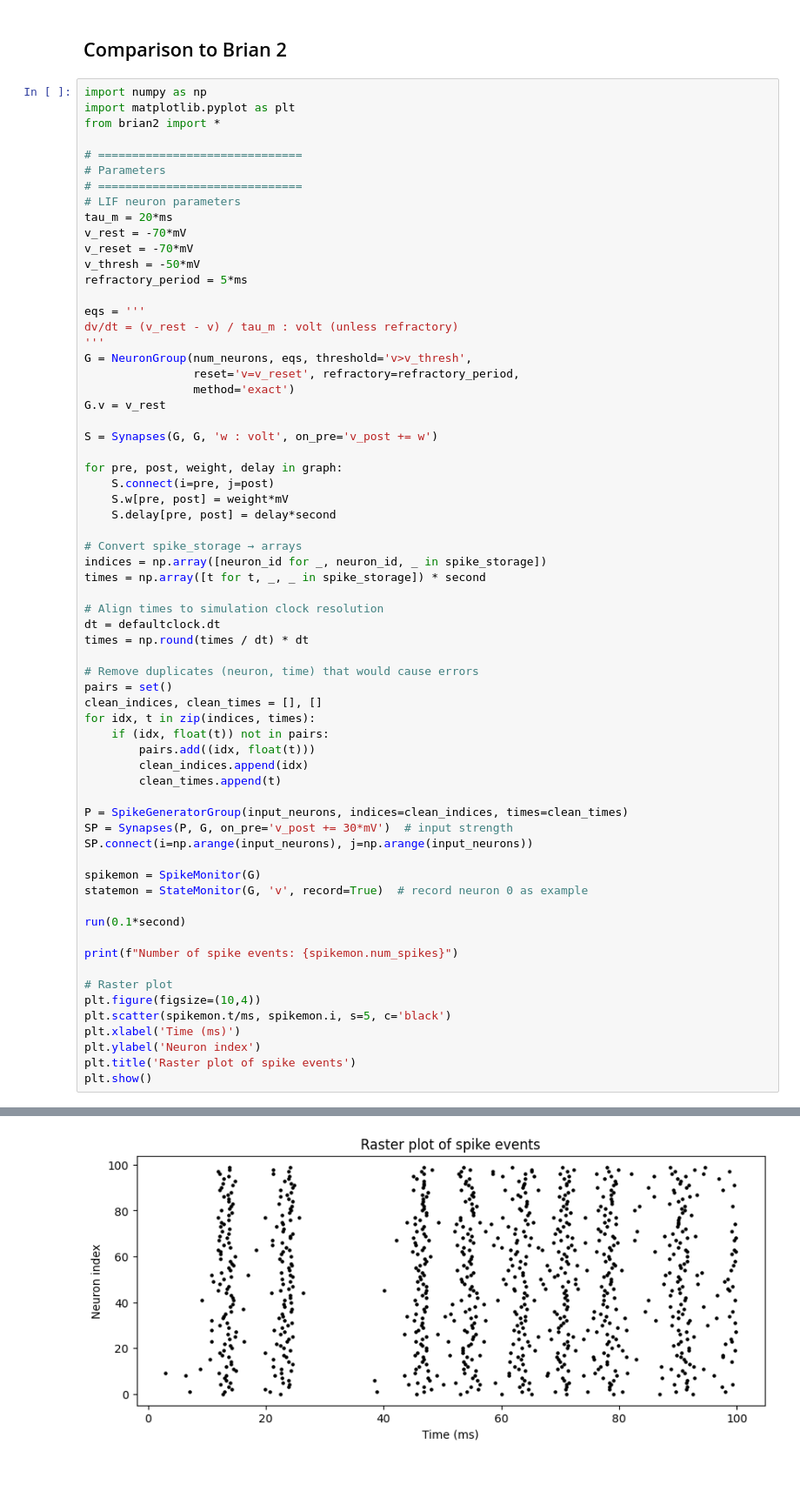
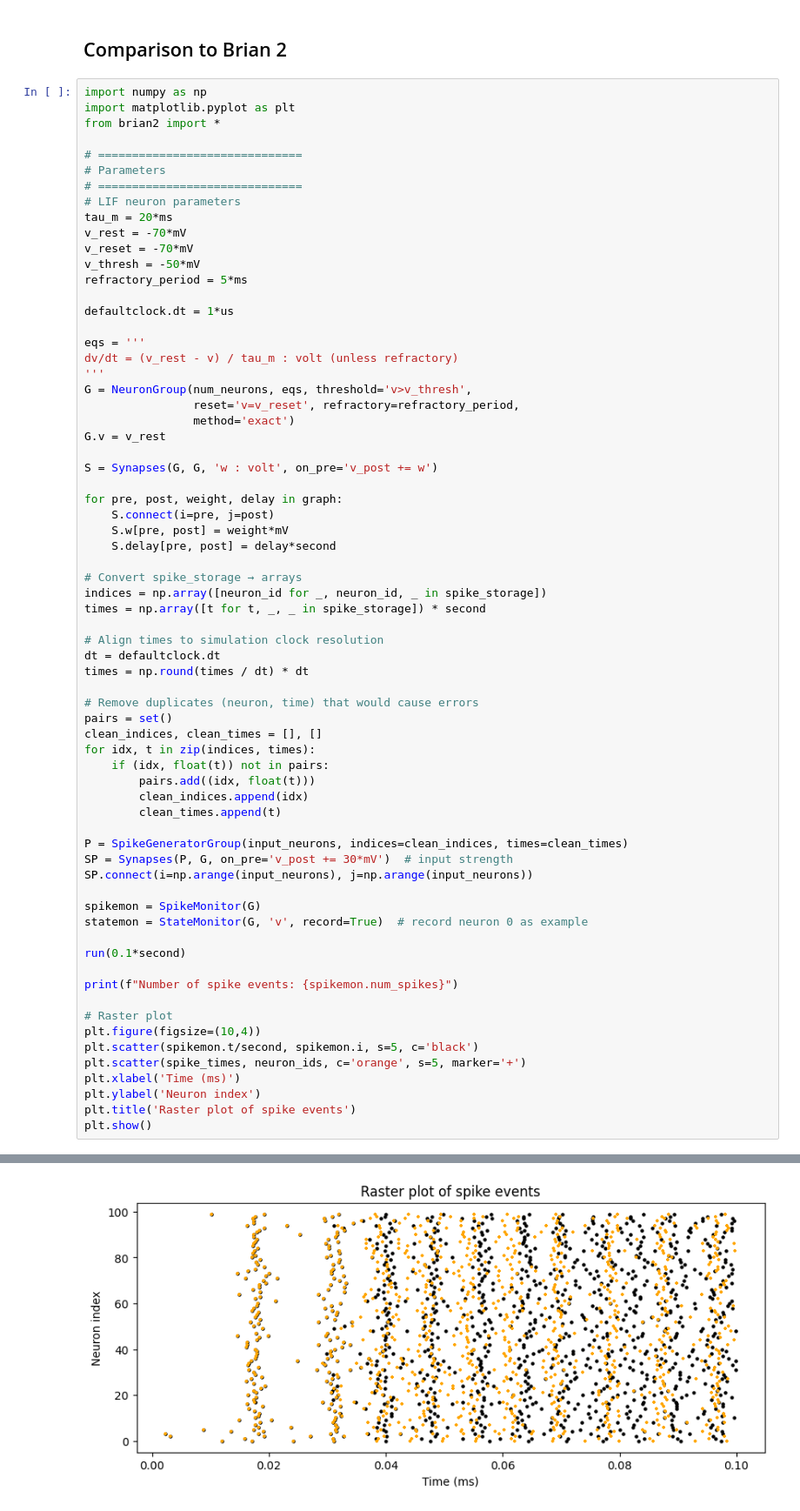
Before and after one commit to Eric-OG/snnblaze, a Jupyter notebook: examples/simple_network.ipynb, the cells around one changed output, grey strips where cells are left out. Shown: that part at 87% size. Saved outputs shown, nothing was run; the diff lists cells and outputs as text; blank space fills up the shorter version.

```diff
--- a/examples/simple_network.ipynb
+++ b/examples/simple_network.ipynb
@@ -231,6 +231,8 @@ v_rest = -70*mV
 v_reset = -70*mV
 v_thresh = -50*mV
 refractory_period = 5*ms
+
+defaultclock.dt = 1*us
 
 eqs = '''
 dv/dt = (v_rest - v) / tau_m : volt (unless refractory)
@@ -277,7 +279,8 @@ print(f"Number of spike events: {spikemon.num_spikes}")
 
 # Raster plot
 plt.figure(figsize=(10,4))
-plt.scatter(spikemon.t/ms, spikemon.i, s=5, c='black')
+plt.scatter(spikemon.t/second, spikemon.i, s=5, c='black')
+plt.scatter(spike_times, neuron_ids, c='orange', s=5, marker='+')
 plt.xlabel('Time (ms)')
 plt.ylabel('Neuron index')
 plt.title('Raster plot of spike events')
@@ -287,4 +290,4 @@ Number of spike events: 905
-[figure, old version]
+[figure, new version]
 # %%
 
 v_data = statemon.v / mV  # Convert to mV for easier visualization
```
Also changed, not shown: parts of 7 cells of this notebook.
